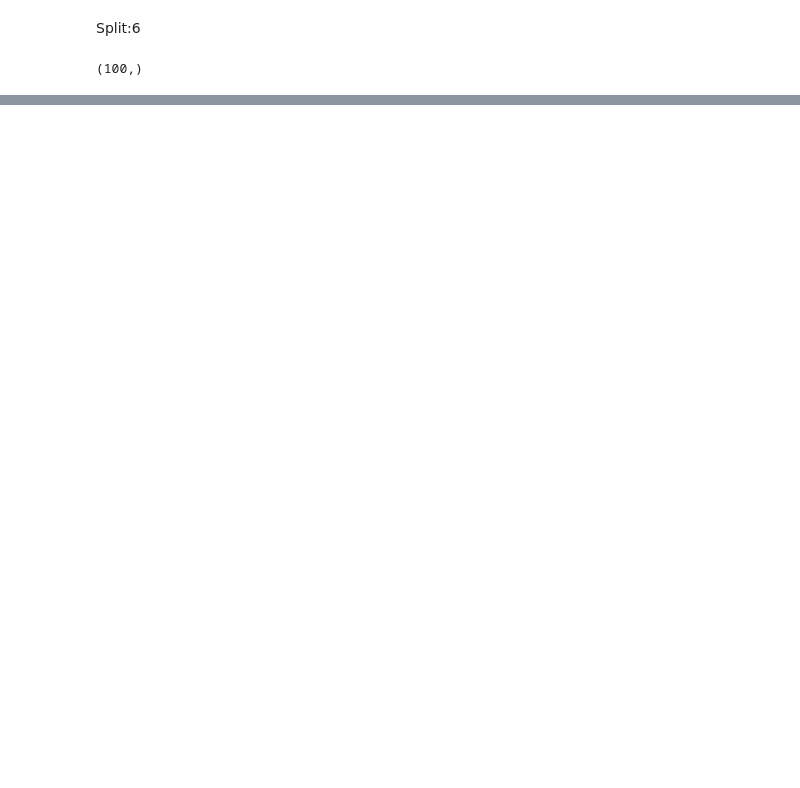
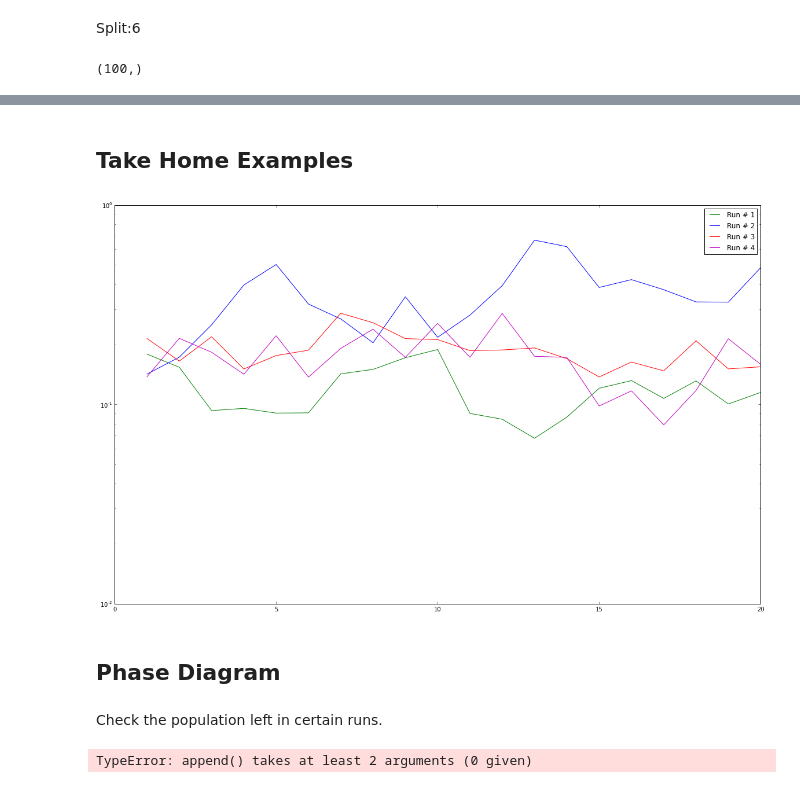
Before and after one commit to sumanadr/intelligence, a Jupyter notebook: ipynb/WechatSim.ipynb, the cells around one changed output, grey strips where cells are left out. Saved outputs shown, nothing was run; the diff lists cells and outputs as text; code cells hidden in the pictures; blank space fills up the shorter version.

Commit message:
new functions easier to use

```diff
--- a/ipynb/WechatSim.ipynb
+++ b/ipynb/WechatSim.ipynb
@@ -111,0 +121,12 @@ plt.show()
+# %%
+# write a new function
+def game(init,split,mani,gen,run):
+    dataGame = np.asarray([])
+
+    for i in np.linspace(1,run,run):
+        dataGame=np.append(dataGame,evolution(init,split,mani,gen))
+
+    dataGame = dataGame.reshape( (run,gen) )
+    # genN = np.linspace(1,gen,gen)
+
+    return dataGame
@@ -111,0 +156,30 @@ plt.show()
+# %% [markdown]
+<a id="takehome"></a>
+-----
+## Take Home Examples
+# %%
+pltData = game(0.5,5,3,20,5) # 0.5: 起始值；5：分五份；3：翻3倍；20：进行20轮；5进行五次重复实验
+genData = np.linspace(1,20,20) # 20 generations，改了上面的 20 ，这里也要改。
+
+plt.figure(figsize=(20,12.35))
+plt.plot(genData,pltData[0],'g-', label = "Run # 1")
+plt.plot(genData,pltData[1],'b-', label = "Run # 2")
+plt.plot(genData,pltData[2],'r-', label = "Run # 3")
+plt.plot(genData,pltData[3],'m-', label = "Run # 4")
+plt.yscale('log')
+plt.legend()
+plt.show()
+
+# py.iplot_mpl(plt.gcf(),filename="evolutionSim100")
+# %% [output]
+[figure, added]
+# %% [markdown]
+## Phase Diagram
+# %% [markdown]
+Check the population left in certain runs.
+# %%
+maxData = np.asarray([])
+for i in np.linspace(1,10,10):
+    maxData = np.append()
+# %% [output]
+TypeError: append() takes at least 2 arguments (0 given)
```
Also changed, not shown: parts of 6 cells of this notebook.
